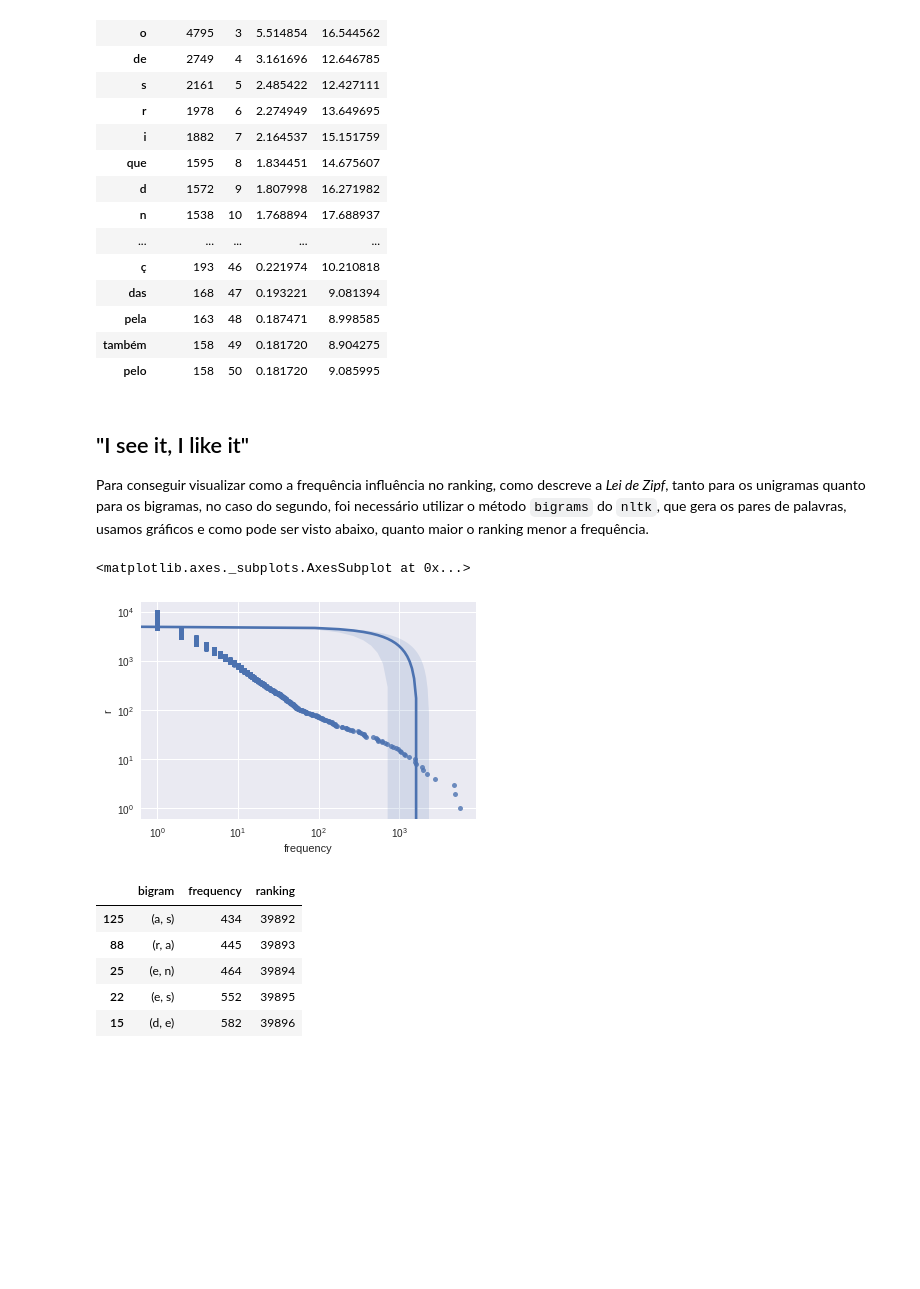
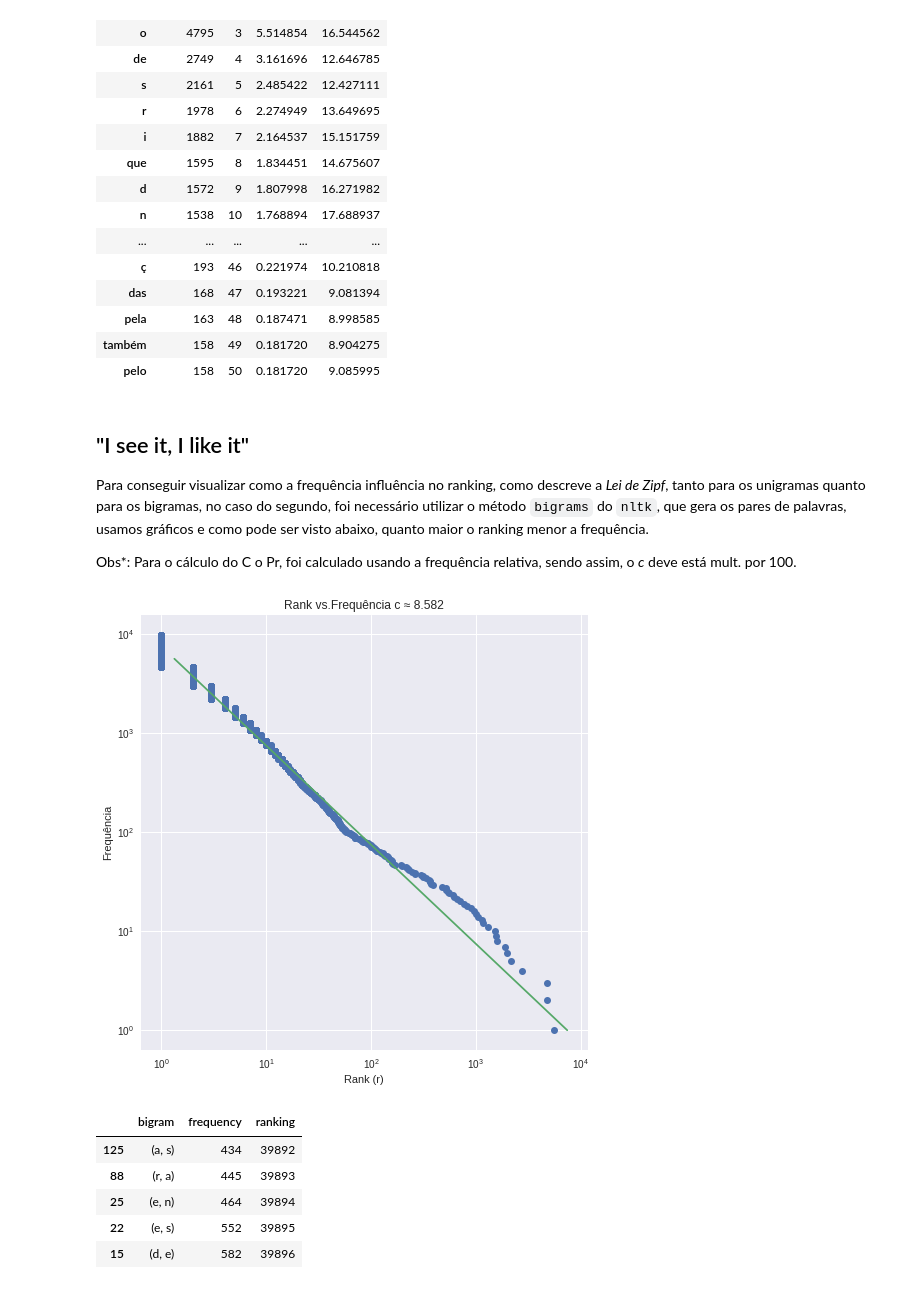
Before and after one commit to fanny/information-retrieval, a Jupyter notebook: lab2/text_processing.ipynb, the cells around one changed output. Drawn from its saved outputs; the diff is of its cells as text; code cells hidden in the pictures; blank space fills up the shorter version.

```diff
--- a/lab2/text_processing.ipynb
+++ b/lab2/text_processing.ipynb
@@ -186,14 +185,25 @@ most_frequent_words.head(50)
 
 
 Para conseguir visualizar como a frequência influência no ranking, como descreve a *Lei de Zipf*, tanto para os unigramas quanto para os bigramas, no caso do segundo, foi necessário utilizar o método `bigrams` do `nltk`, que gera os pares de palavras, usamos gráficos e como pode ser visto abaixo, quanto maior o ranking menor a frequência.
+
+Obs*: Para o cálculo do C o Pr, foi calculado usando a frequência relativa, sendo assim, o *c* deve está mult. por 100.
-# %%
-f, ax = plt_pyp.subplots()
-ax.set(xscale="log", yscale="log")
-
-sns.regplot(x="frequency", y="r", data=most_frequent_words,ax=ax, marker='.', scatter_kws={"s": 100})
-# %% [output]
-<matplotlib.axes._subplots.AxesSubplot at 0x...>
-[figure, removed]
+# %%
+c_unigram_expected = np.mean(most_frequent_words['r.Pr'])
+predicted_ranking = c_unigram_expected / most_frequent_words['Pr(%)']
+
+most_frequent_words['predicted_ranking'] = predicted_ranking
+# %%
+f, ax = plt.subplots(figsize=(8,8))
+ax.set(xscale="log", yscale="log")
+
+plt.plot(most_frequent_words["frequency"], most_frequent_words["r"], linestyle="", marker="o")
+plt.plot(most_frequent_words["predicted_ranking"], most_frequent_words["frequency"], linestyle="-", marker="")
+plt.title('Rank vs.Frequência c ≈ {0:.3f}'.format(c_unigram_expected))
+plt.xlabel('Rank (r)')
+plt.ylabel('Frequência')
+plt.show()
+# %% [output]
+[figure, added]
 # %%
 
 bigrams = list(nltk.bigrams(list(words['word'].values)))
```
Also changed, not shown: parts of 6 cells of this notebook.
